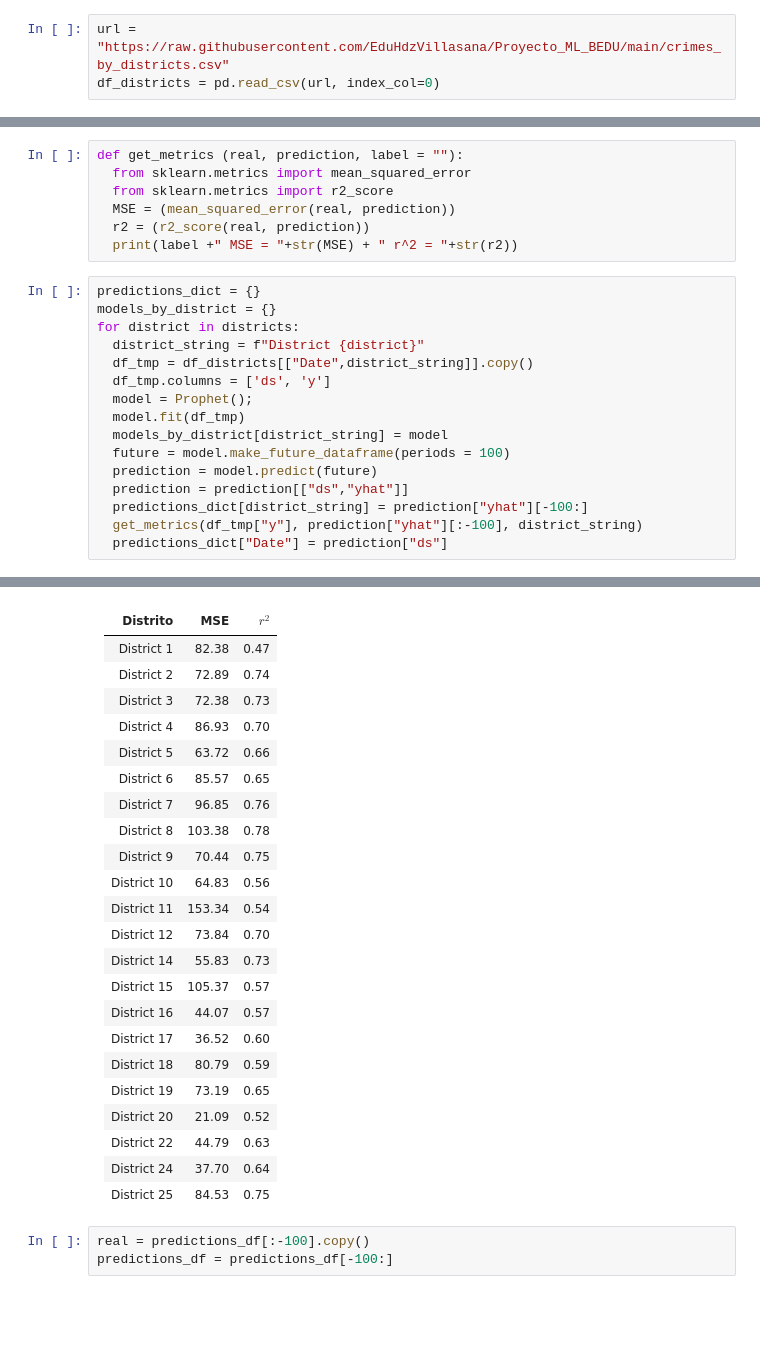
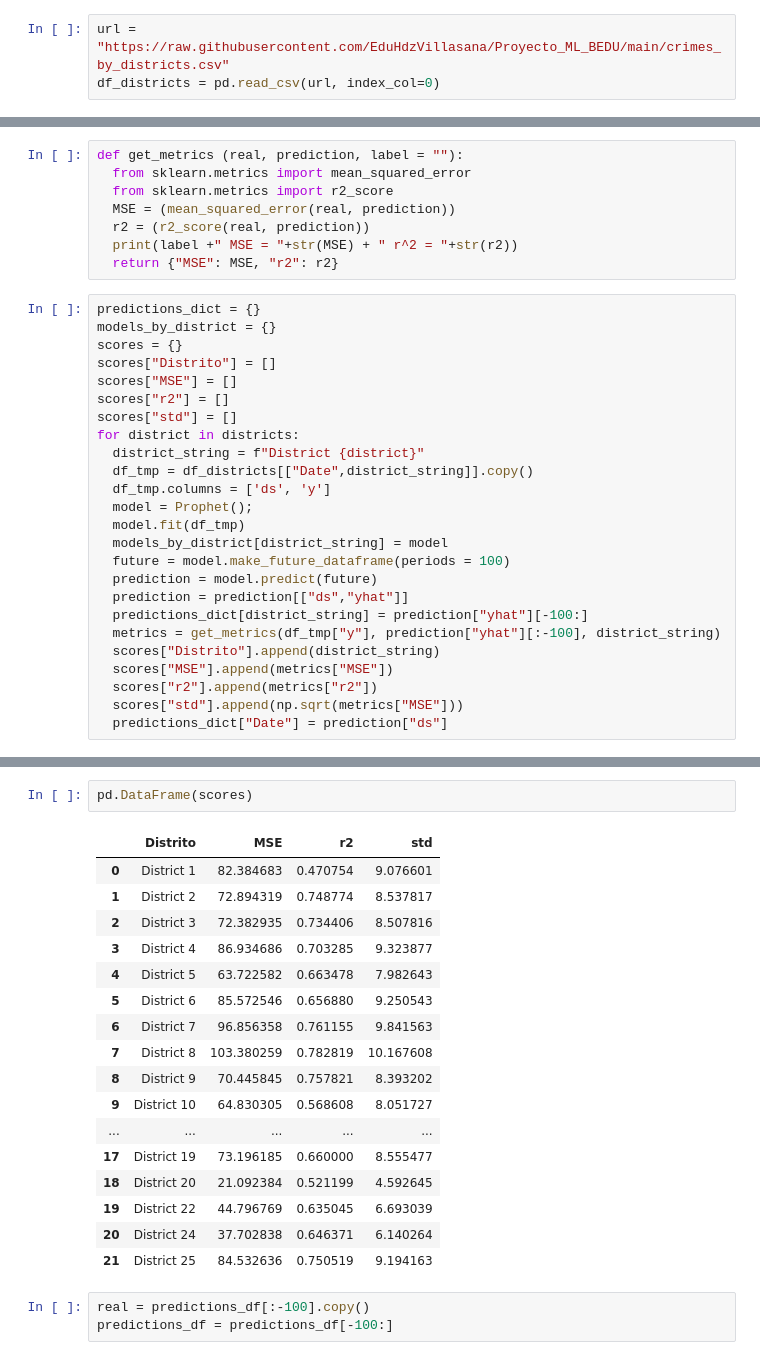
Before and after one commit to EduHdzVillasana/Proyecto_ML_BEDU, a Jupyter notebook: Proyecto_ML_BEDU.ipynb, the cells around one changed output, grey strips where cells are left out. Drawn from its saved outputs; the diff is of its cells as text; blank space fills up the shorter version.

```diff
--- a/Proyecto_ML_BEDU.ipynb
+++ b/Proyecto_ML_BEDU.ipynb
@@ -511,9 +511,15 @@ def get_metrics (real, prediction, label = ""):
   MSE = (mean_squared_error(real, prediction))
   r2 = (r2_score(real, prediction))
   print(label +" MSE = "+str(MSE) + " r^2 = "+str(r2))
+  return {"MSE": MSE, "r2": r2}
 # %%
 predictions_dict = {}
 models_by_district = {}
+scores = {}
+scores["Distrito"] = []
+scores["MSE"] = []
+scores["r2"] = []
+scores["std"] = []
 for district in districts:
   district_string = f"District {district}"
   df_tmp = df_districts[["Date",district_string]].copy()
@@ -525,7 +531,11 @@ for district in districts:
   prediction = model.predict(future)
   prediction = prediction[["ds","yhat"]]
   predictions_dict[district_string] = prediction["yhat"][-100:]
-  get_metrics(df_tmp["y"], prediction["yhat"][:-100], district_string)
+  metrics = get_metrics(df_tmp["y"], prediction["yhat"][:-100], district_string)
+  scores["Distrito"].append(district_string)
+  scores["MSE"].append(metrics["MSE"])
+  scores["r2"].append(metrics["r2"])
+  scores["std"].append(np.sqrt(metrics["MSE"]))
   predictions_dict["Date"] = prediction["ds"]
 # %% [output]
 INFO:fbprophet:Disabling daily seasonality. Run prophet with daily_seasonality=True to override this.
@@ -547,29 +555,23 @@ District 7 MSE = 96.85635795914881 r^2 = 0.7611552789282959
-# %% [markdown]
-
-|Distrito |MSE |$r^2$ |
-|---------|----|------|
-| District 1| 82.38 | 0.47|
-| District 2| 72.89 | 0.74|
-| District 3| 72.38 | 0.73|
-| District 4| 86.93 | 0.70|
-| District 5| 63.72 | 0.66|
-| District 6| 85.57 | 0.65|
-| District 7| 96.85 | 0.76|
-| District 8| 103.38 | 0.78|
-| District 9| 70.44 | 0.75|
-| District 10| 64.83 | 0.56|
-| District 11| 153.34 | 0.54|
-| District 12| 73.84 | 0.70|
-| District 14| 55.83 | 0.73|
-| District 15| 105.37 | 0.57|
-| District 16| 44.07 | 0.57|
-| District 17| 36.52 | 0.60|
-| District 18| 80.79 | 0.59|
-| District 19| 73.19 | 0.65|
-| District 20| 21.09 | 0.52|
-| District 22| 44.79 | 0.63|
-| District 24| 37.70 | 0.64|
-| District 25| 84.53 | 0.75|
+# %%
+pd.DataFrame(scores)
+# %% [output]
+|  | Distrito | MSE | r2 | std |
+| 0 | District 1 | 82.384683 | 0.470754 | 9.076601 |
+| 1 | District 2 | 72.894319 | 0.748774 | 8.537817 |
+| 2 | District 3 | 72.382935 | 0.734406 | 8.507816 |
+| 3 | District 4 | 86.934686 | 0.703285 | 9.323877 |
+| 4 | District 5 | 63.722582 | 0.663478 | 7.982643 |
+| 5 | District 6 | 85.572546 | 0.656880 | 9.250543 |
+| 6 | District 7 | 96.856358 | 0.761155 | 9.841563 |
+| 7 | District 8 | 103.380259 | 0.782819 | 10.167608 |
+| 8 | District 9 | 70.445845 | 0.757821 | 8.393202 |
+| 9 | District 10 | 64.830305 | 0.568608 | 8.051727 |
+| ... | ... | ... | ... | ... |
+| 17 | District 19 | 73.196185 | 0.660000 | 8.555477 |
+| 18 | District 20 | 21.092384 | 0.521199 | 4.592645 |
+| 19 | District 22 | 44.796769 | 0.635045 | 6.693039 |
+| 20 | District 24 | 37.702838 | 0.646371 | 6.140264 |
+| 21 | District 25 | 84.532636 | 0.750519 | 9.194163 |
 # %%
 real = predictions_df[:-100].copy()
 predictions_df = predictions_df[-100:]
```
Also changed, not shown: parts of 1 cell of this notebook.
